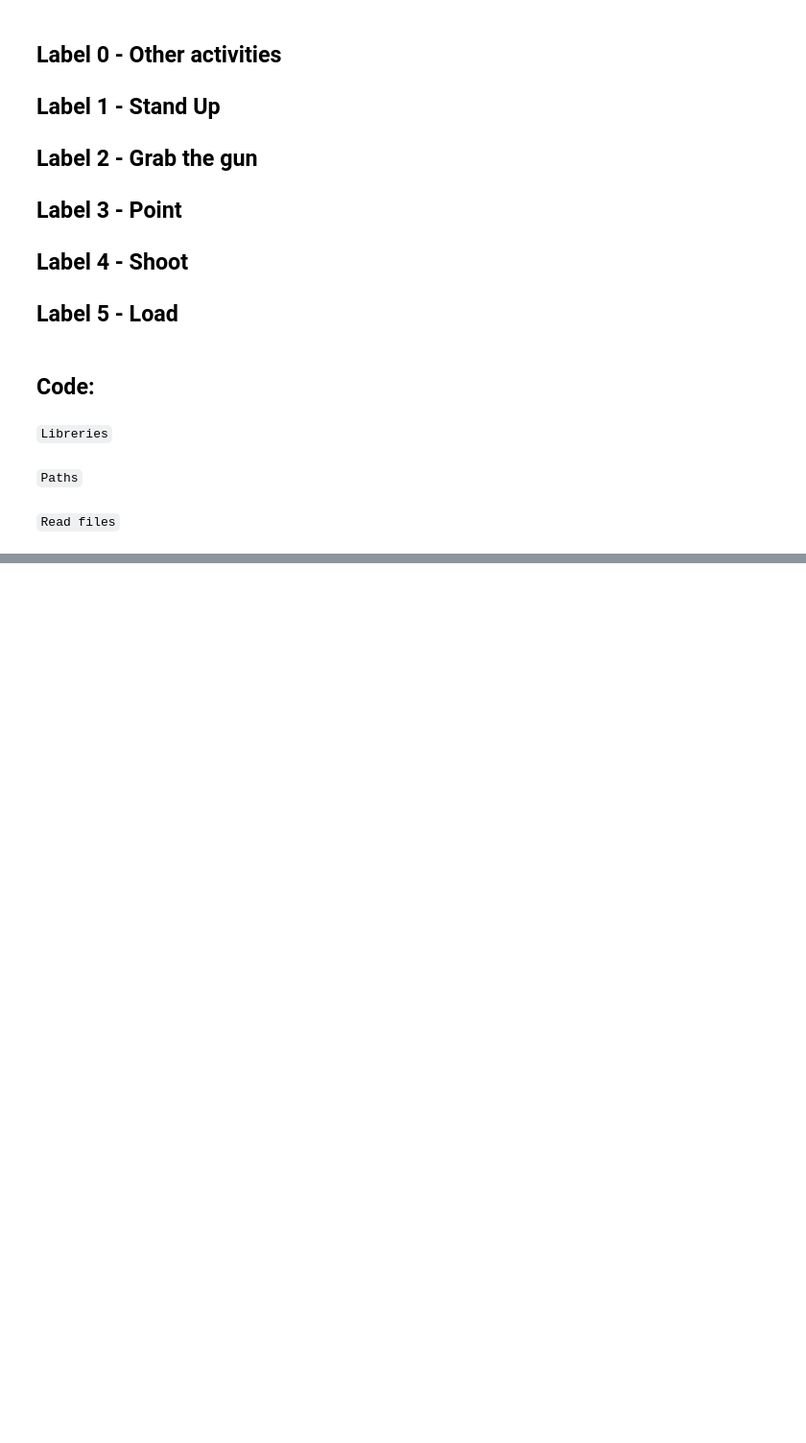
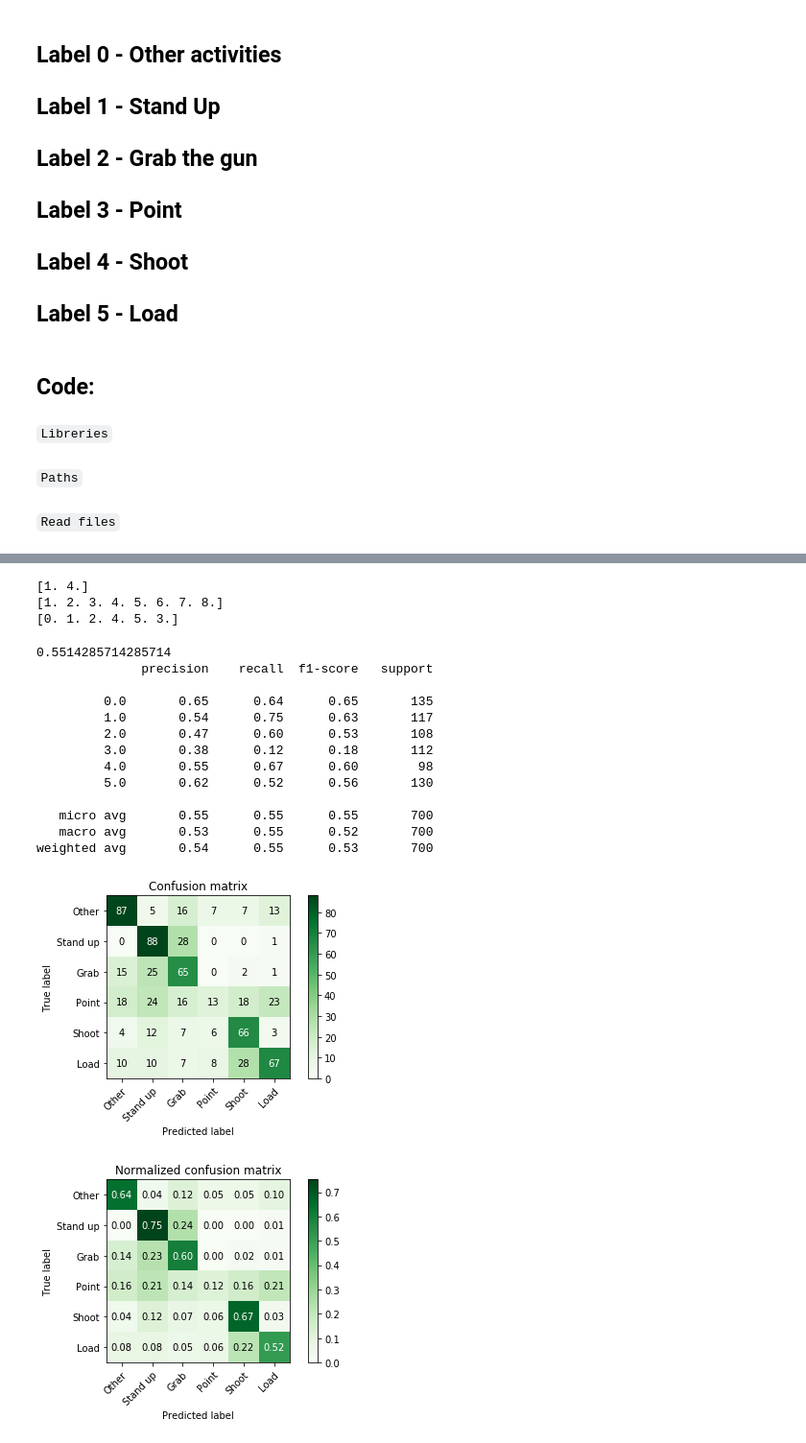
Before and after one commit to santiagoconde0/activityRecognition, a Jupyter notebook: Untitled.ipynb, the cells around one changed output, grey strips where cells are left out. Shown at 96% size. Cells and saved outputs as stored; diff of their text form; code cells hidden in the pictures; blank space fills up the shorter version.

```diff
--- a/Untitled.ipynb
+++ b/Untitled.ipynb
@@ -326,0 +322,7 @@ plt.show()
+# %%
+for name_column, std, mean in zip(original_task.columns.values,transfer_std,transfer_mean):
+    serie = original_task[name_column]
+    serie = serie*std + mean
+    original_task[name_column] = serie
+
+original_task.head()
@@ -326,0 +336,66 @@ plt.show()
+# %%
+for i in range(len(original_task.user)):
+    original_task.user[i] = train_data[train_data.label == 1].user[i]
+    original_task.trial[i] = train_data[train_data.label == 1].trial[i]
+    original_task.label[i] = 3
+# %%
+# Transfer learning data
+tl_data = pd.DataFrame()
+tl_data = pd.concat([tl_data, train_data[train_data.label != 3]])
+tl_data = pd.concat([tl_data, original_task])
+# %%
+print(tl_data.trial.unique())
+print(tl_data.user.unique())
+print(tl_data.label.unique())
+# %% [output]
+[1. 4.]
+[1. 2. 3. 4. 5. 6. 7. 8.]
+[0. 1. 2. 4. 5. 3.]
+# %%
+train_trials = ['1','4']
+train_data = tl_data.fillna(test_data.mean())
+test_data = all_data[~all_data.trial.isin(train_trials)]
+test_data = test_data.fillna(test_data.mean())
+
+
+# Dedife train data
+X_train = train_data.loc[:,~train_data.columns.isin(['user', 'trial','label'])]
+y_train = train_data.loc[:,train_data.columns.isin(['label'])]
+
+#Define test data
+X_test = test_data.loc[:,~test_data.columns.isin(['user', 'trial','label'])]
+y_test = test_data.loc[:,test_data.columns.isin(['label'])]
+
+classifier =RandomForestClassifier(max_depth=5, n_estimators=10, max_features=1, random_state=0)
+classifier.fit(X_train, y_train)
+score = classifier.score(X_test, y_test)
+print(score)
+y_pred = classifier.predict(X_test)
+print(classification_report(y_test, y_pred))
+
+np.set_printoptions(precision=2)
+class_names = np.array(['Other', 'Stand up' , 'Grab' , 'Point', 'Shoot', 'Load'])
+
+plot_confusion_matrix(y_test, y_pred, classes=class_names,
+                      title='Confusion matrix')
+
+plot_confusion_matrix(y_test, y_pred, classes=class_names, normalize=True,
+                      title='Normalized confusion matrix')
+
+plt.show()
+# %% [output]
+0.5514285714285714
+              precision    recall  f1-score   support
+
+         0.0       0.65      0.64      0.65       135
+         1.0       0.54      0.75      0.63       117
+         2.0       0.47      0.60      0.53       108
+         3.0       0.38      0.12      0.18       112
+         4.0       0.55      0.67      0.60        98
+         5.0       0.62      0.52      0.56       130
+
+   micro avg       0.55      0.55      0.55       700
+   macro avg       0.53      0.55      0.52       700
+weighted avg       0.54      0.55      0.53       700
+[figure, added]
+[figure, added]
```
Also changed, not shown: parts of 23 cells of this notebook, 33 other files.
